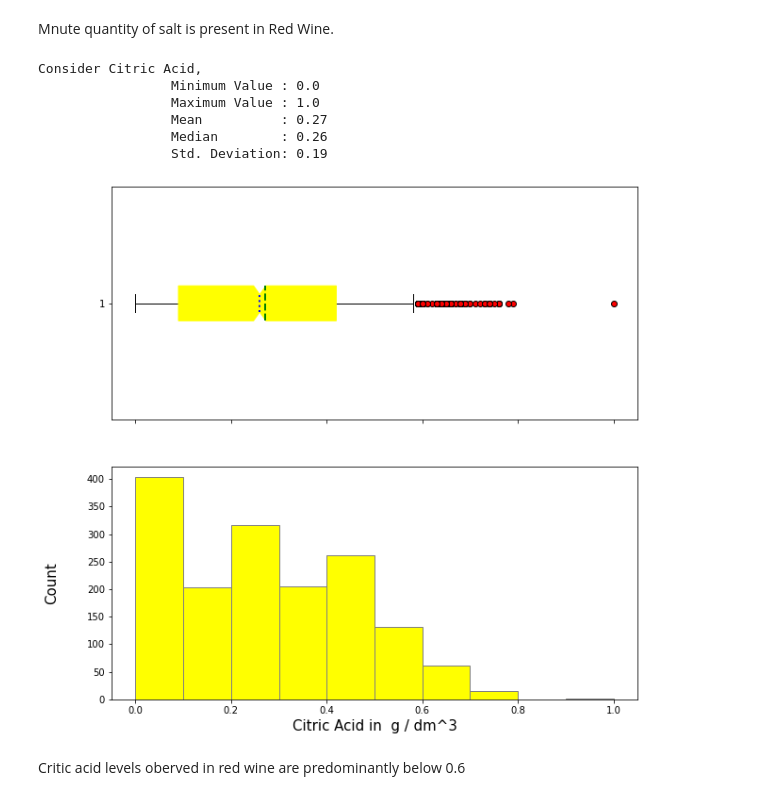
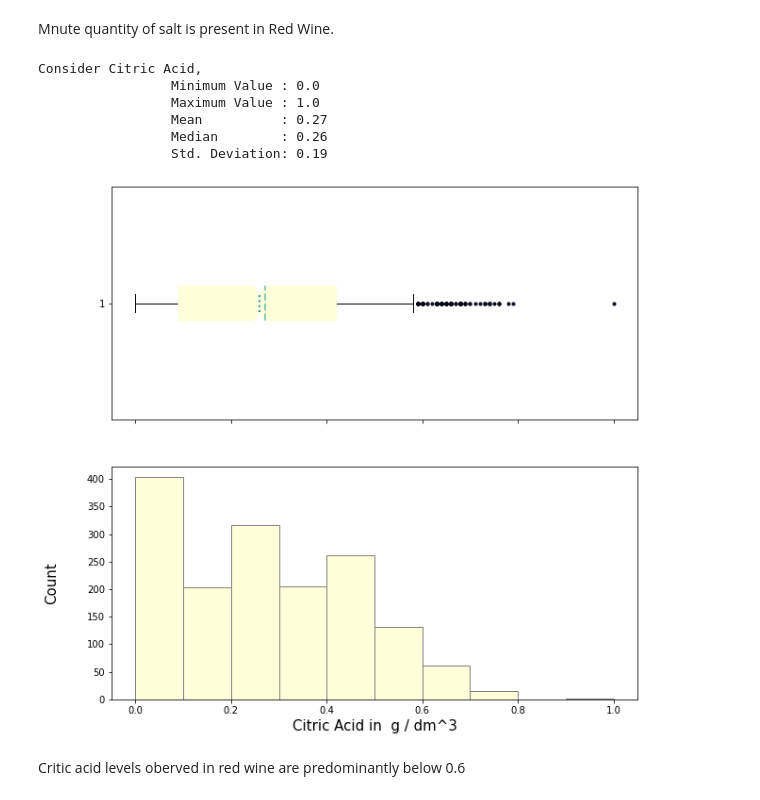
Before and after one commit to Jeet1912/Verzeo-Machine-Learning-Internship, a Jupyter notebook: Minor-Project-1/PROJECT-MINOR-JUNE.ipynb, the cells around one changed output. Saved outputs shown, nothing was run; the diff lists cells and outputs as text; code cells hidden in the pictures.

```diff
--- a/Minor-Project-1/PROJECT-MINOR-JUNE.ipynb
+++ b/Minor-Project-1/PROJECT-MINOR-JUNE.ipynb
@@ -4,15 +4,16 @@
 import pandas as pd
 import numpy as np
 import seaborn as sns
+import matplotlib.pyplot as plt
 from scipy import stats
 from sklearn import metrics
 from sklearn.preprocessing import LabelEncoder
 
-red_circle = dict(markerfacecolor='r', marker='o')
-meanlineprops = dict(linestyle='--', linewidth=2, color='green')
-medianprops = dict(linestyle='dotted', linewidth=2, color='blue')
-boxprops=dict(facecolor='yellow', color='yellow')
+outlier_circle = dict(markerfacecolor='#081d58', marker='.')
+meanlineprops = dict(linestyle='--', linewidth=2, color='#7fcdbb')
+medianprops = dict(linestyle='dotted', linewidth=2, color='#1d91c0')
+boxprops=dict(facecolor='#ffffd9', color='#ffffd9')
 # %% [markdown]
 ## Importing data
 # %%
-required_df = pd.read_csv("/Users/jxxt/verzeo/winequality-red.csv")
+required_df = pd.read_csv("/Users/jxxt/verzeo/Minor-Project-1/winequality-red.csv")
@@ -172,31 +177,31 @@ Mnute quantity of salt is present in Red Wine.
 # %%
 citric_acid = required_df["citric acid"];
 x_label = "Citric Acid in  g / dm^3"
 y_label = "Count"
 plt.figure(figsize=(10,10),facecolor="w")
 ax1 = plt.subplot(2,1,1)
 ax2 = plt.subplot(2,1,2,sharex = ax1)
-ax1.boxplot(citric_acid,vert = False,notch = True,boxprops = boxprops, patch_artist = True ,meanline = True,showmeans = True, flierprops=red_circle,whis=0.5,meanprops = meanlineprops,
+ax1.boxplot(citric_acid,vert = False,notch = True,boxprops = boxprops, patch_artist = True ,meanline = True,showmeans = True, flierprops=outlier_circle,whis=0.5,meanprops = meanlineprops,
             medianprops =medianprops)
-ax2.hist(citric_acid,facecolor = 'yellow',edgecolor = "gray")
+ax2.hist(citric_acid,facecolor = '#ffffd9',edgecolor = "gray")
 ax2.set_ylabel(y_label, fontsize = 15)
 ax2.set_xlabel(x_label, fontsize = 15)
 ax2.yaxis.set_label_coords(-0.1,0.5)
 plt.setp(ax1.get_xticklabels(),visible=False)
 print("Consider Citric Acid,")
 print("\t\t Minimum Value :",citric_acid.min())
 print("\t\t Maximum Value :",citric_acid.max())
 print("\t\t Mean          :",round(citric_acid.mean(),2))
 print("\t\t Median        :",citric_acid.median())
 print("\t\t Std. Deviation:",round(citric_acid.std(),2))
 # %% [output]
 Consider Citric Acid,
                  Minimum Value : 0.0
                  Maximum Value : 1.0
                  Mean          : 0.27
                  Median        : 0.26
                  Std. Deviation: 0.19
-[figure, old version]
+[figure, new version]
 # %% [markdown]
 Critic acid levels oberved in red wine are predominantly below 0.6
 # %% [markdown]
```
Also changed, not shown: parts of 11 cells of this notebook.
